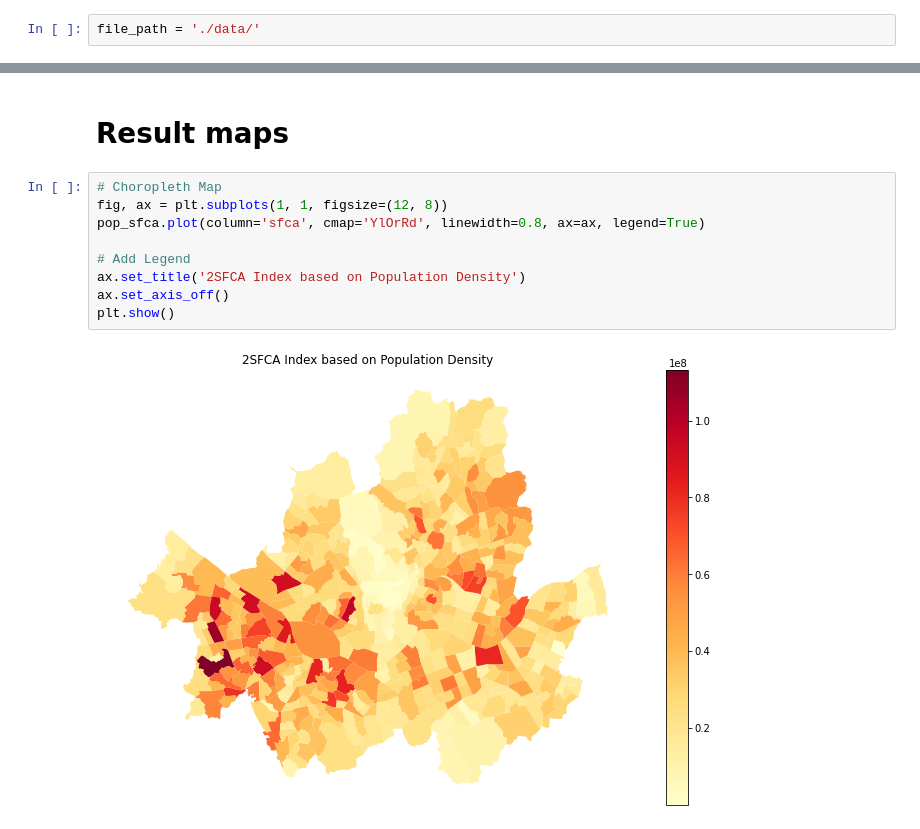
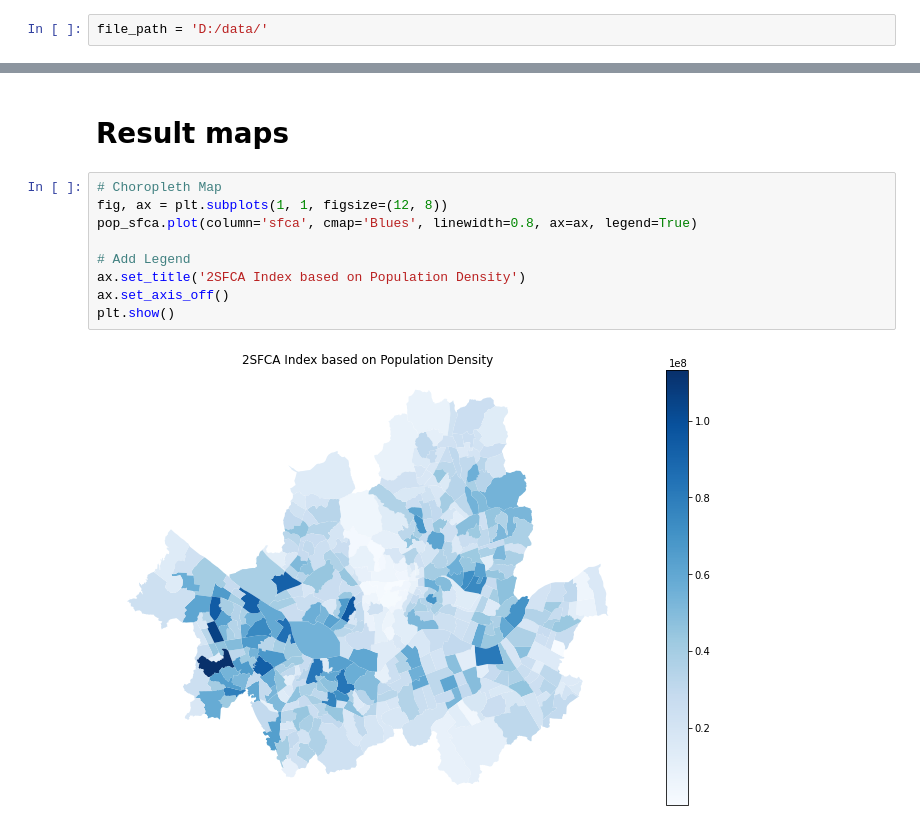
Before and after one commit to lucyubin/2023-Accessibility-to-Isolation-Beds-in-Seoul, a Jupyter notebook: 2SFCA.ipynb, the cells around one changed output, grey strips where cells are left out. Cells and saved outputs as stored; diff of their text form.

```diff
--- a/2SFCA.ipynb
+++ b/2SFCA.ipynb
@@ -5,7 +5,7 @@ import numpy as np
 import pandas as pd
 from shapely.geometry import Point
 # %%
-file_path = './data/'
+file_path = 'D:/data/'
 # %% [markdown]
 # Step 1
 # %% [markdown]
@@ -149,14 +149,14 @@ covid_sfca.to_file(file_path + 'covid_sfca.shp')
 # %%
 # Choropleth Map
 fig, ax = plt.subplots(1, 1, figsize=(12, 8))
-pop_sfca.plot(column='sfca', cmap='YlOrRd', linewidth=0.8, ax=ax, legend=True)
+pop_sfca.plot(column='sfca', cmap='Blues', linewidth=0.8, ax=ax, legend=True)
 
 # Add Legend
 ax.set_title('2SFCA Index based on Population Density')
 ax.set_axis_off()
 plt.show()
 # %% [output]
-[figure, old version]
+[figure, new version]
 # %%
 # Choropleth Map
 fig, ax = plt.subplots(1, 1, figsize=(12, 8))
```
Also changed, not shown: parts of 2 cells of this notebook.
